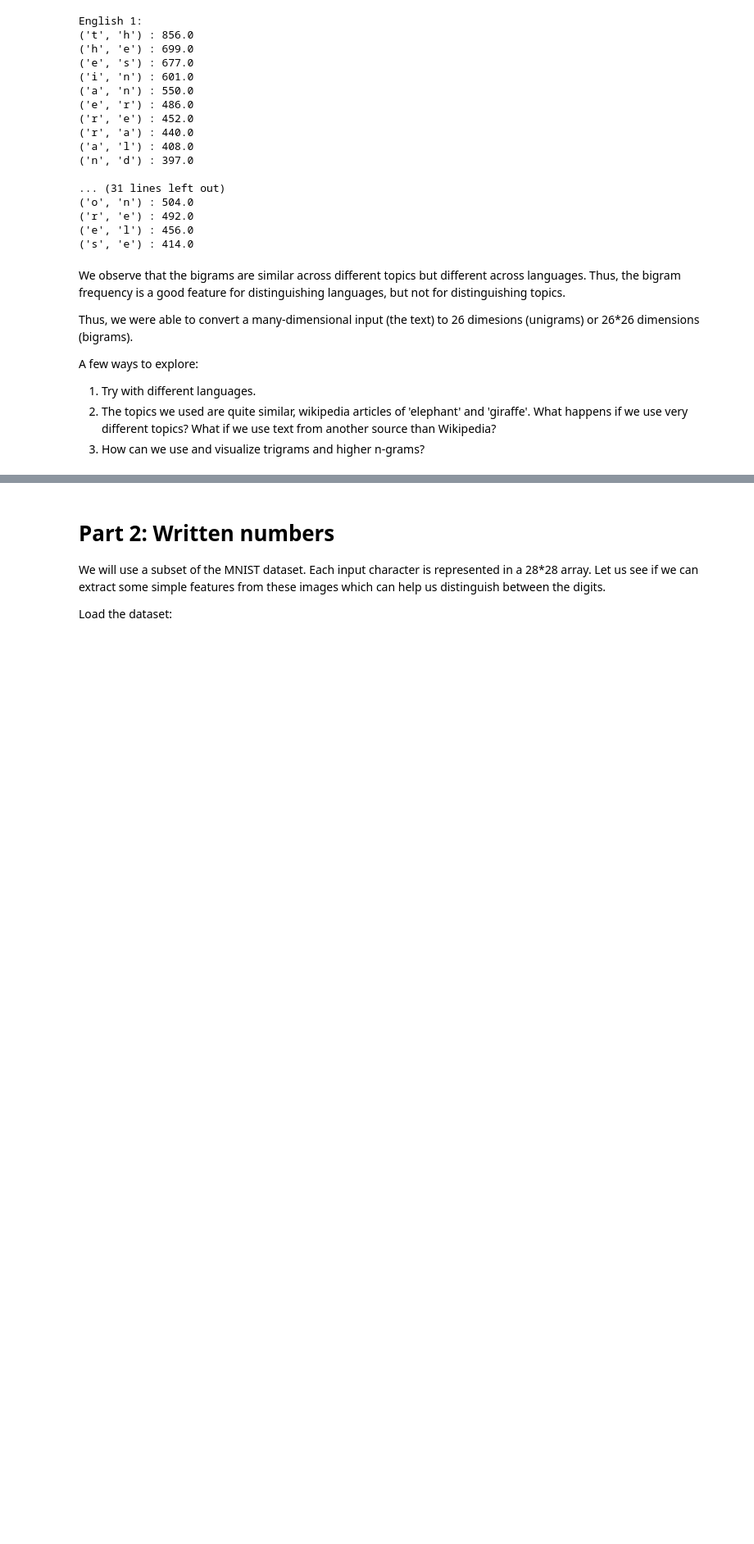
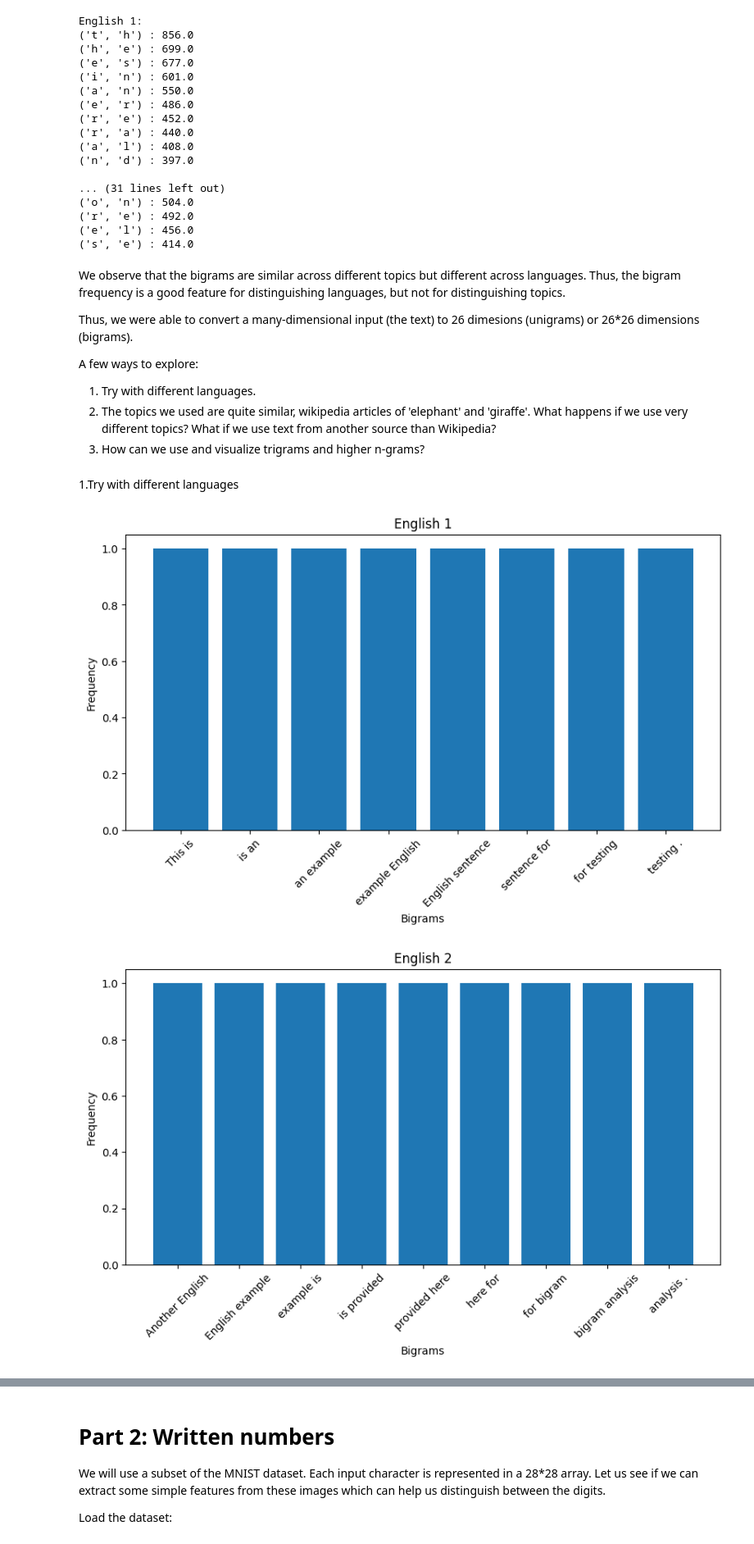
Before and after one commit to manuadu/FMML_Projects_and_Labs, a Jupyter notebook: STP_Module_01_Lab_01_Features.ipynb, the cells around one changed output, grey strips where cells are left out. Shown at 82% size. Saved outputs shown, nothing was run; the diff lists cells and outputs as text; code cells hidden in the pictures; blank space fills up the shorter version.

```diff
--- a/STP_Module_01_Lab_01_Features.ipynb
+++ b/STP_Module_01_Lab_01_Features.ipynb
@@ -471,3 +483,56 @@ A few ways to explore:
 1. Try with different languages.
 2. The topics we used are quite similar, wikipedia articles of 'elephant' and 'giraffe'. What happens if we use very different topics? What if we use text from another source than Wikipedia?
 3. How can we use and visualize trigrams and higher n-grams?
+# %% [markdown]
+1.Try with different languages
+# %%
+from collections import Counter
+from nltk import ngrams, word_tokenize
+import matplotlib.pyplot as plt
+
+# Example texts — replace these with your actual text data
+eng1 = word_tokenize("This is an example English sentence for testing.")
+eng2 = word_tokenize("Another English example is provided here for bigram analysis.")
+fr1 = word_tokenize("Ceci est une phrase française pour le test.")
+fr2 = word_tokenize("Un autre exemple français est donné ici pour l'analyse des bigrammes.")
+sp1 = word_tokenize("Esta es una oración en español para probar los bigramas.")
+sp2 = word_tokenize("Otro ejemplo en español se proporciona aquí para el análisis.")
+ger1 = word_tokenize("Dies ist ein deutscher Beispielsatz zum Testen.")
+ger2 = word_tokenize("Ein weiteres deutsches Beispiel wird hier zur Analyse bereitgestellt.")
+
+# Function to plot histogram from Counter
+def plothistogram(counter_obj, n=20):
+    items = counter_obj.most_common(n)
+    keys = [' '.join(k) for k, _ in items]
+    values = [v for _, v in items]
+    plt.figure(figsize=(10, 5))
+    plt.bar(keys, values)
+    plt.xticks(rotation=45)
+    plt.xlabel('Bigrams')
+    plt.ylabel('Frequency')
+
+# Function to generate bigrams and plot
+def plot_bigrams(text, title):
+    bigram = Counter(ngrams(text, 2))
+    plothistogram(bigram, n=20)
+    plt.title(title)
+    plt.show()
+
+# ---- English ----
+plot_bigrams(eng1, "English 1")
+plot_bigrams(eng2, "English 2")
+
+# ---- French ----
+plot_bigrams(fr1, "French 1")
+plot_bigrams(fr2, "French 2")
+
+# ---- Spanish ----
+plot_bigrams(sp1, "Spanish 1")
+plot_bigrams(sp2, "Spanish 2")
+
+# ---- German ----
+plot_bigrams(ger1, "German 1")
+plot_bigrams(ger2, "German 2")
+# %% [output]
+[figure, added]
+[figure, added]
```
Also changed, not shown: parts of 12 cells of this notebook.
